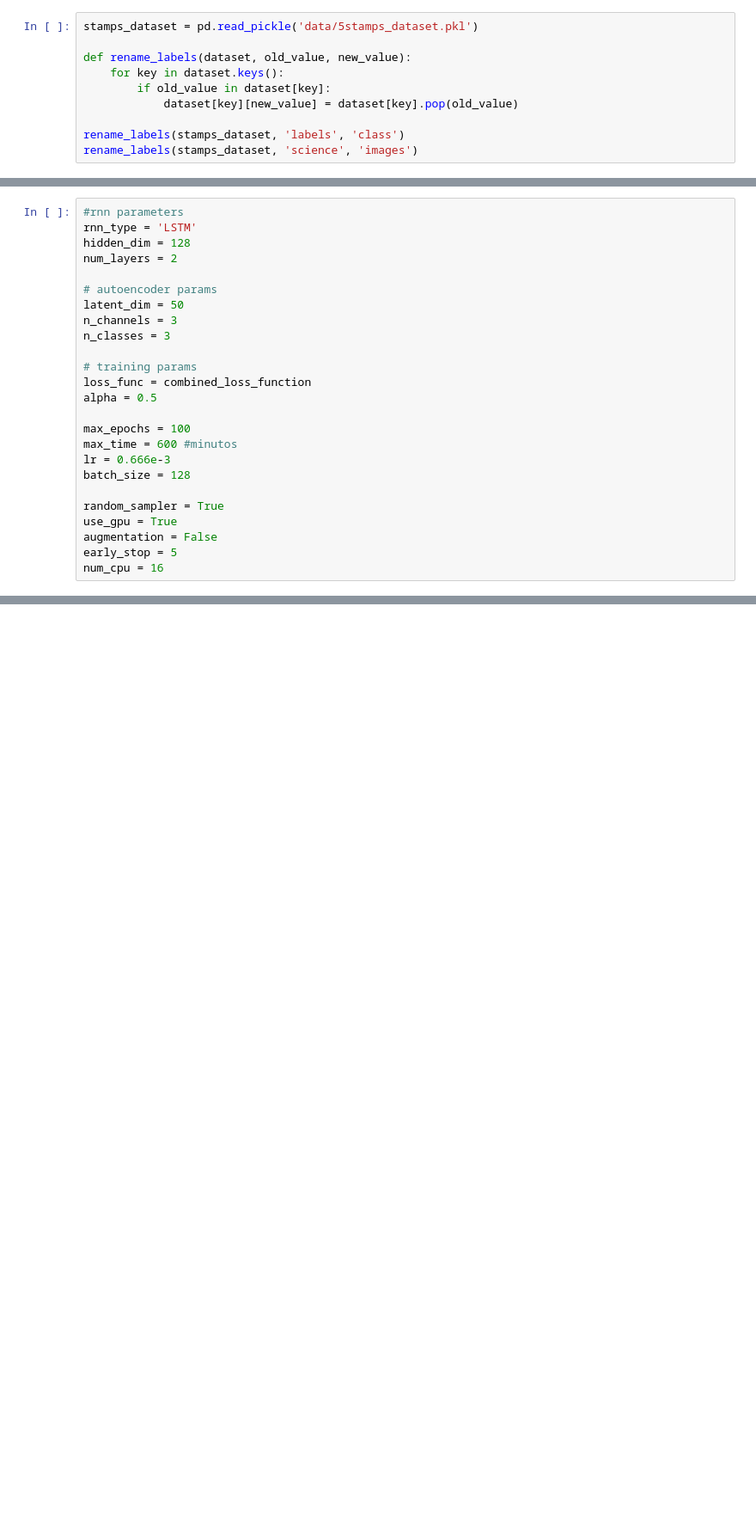
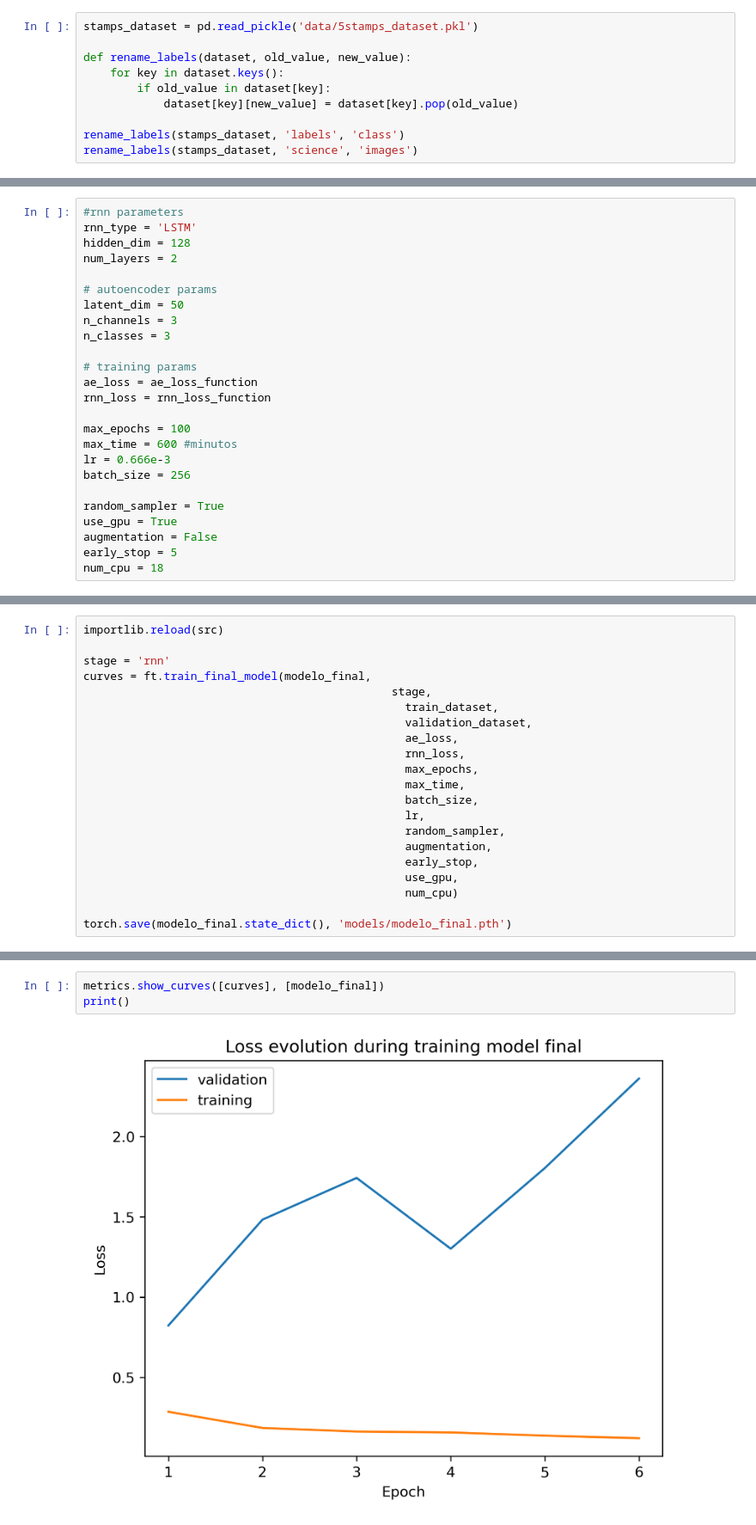
Before and after one commit to pmarconep/ZTF_alert_8a, a Jupyter notebook: final.ipynb, the cells around one changed output, grey strips where cells are left out. Shown: that part at 86% size. Cells and saved outputs as stored; diff of their text form; blank space fills up the shorter version.

```diff
--- a/final.ipynb
+++ b/final.ipynb
@@ -125,16 +96,16 @@ n_channels = 3
 n_classes = 3
 
 # training params
-loss_func = combined_loss_function
-alpha = 0.5
+ae_loss = ae_loss_function
+rnn_loss = rnn_loss_function
 
 max_epochs = 100
 max_time = 600 #minutos
 lr = 0.666e-3
-batch_size = 128
+batch_size = 256
 
 random_sampler = True
 use_gpu = True
 augmentation = False
 early_stop = 5
-num_cpu = 16
+num_cpu = 18
@@ -170,0 +180,21 @@ RuntimeError: Expected 3D (unbatched) or 4D (batched) input to conv2d, but got i
+# %%
+importlib.reload(src)
+
+stage = 'rnn'
+curves = ft.train_final_model(modelo_final,
+                                              stage,
+                                                train_dataset,
+                                                validation_dataset,
+                                                ae_loss,
+                                                rnn_loss,
+                                                max_epochs,
+                                                max_time,
+                                                batch_size,
+                                                lr,
+                                                random_sampler,
+                                                augmentation,
+                                                early_stop,
+                                                use_gpu,
+                                                num_cpu)
+
+torch.save(modelo_final.state_dict(), 'models/modelo_final.pth')
@@ -170,0 +204,5 @@ RuntimeError: Expected 3D (unbatched) or 4D (batched) input to conv2d, but got i
+# %%
+metrics.show_curves([curves], [modelo_final])
+print()
+# %% [output]
+[figure, added]
```
Also changed, not shown: parts of 10 cells of this notebook, 4 other files.
